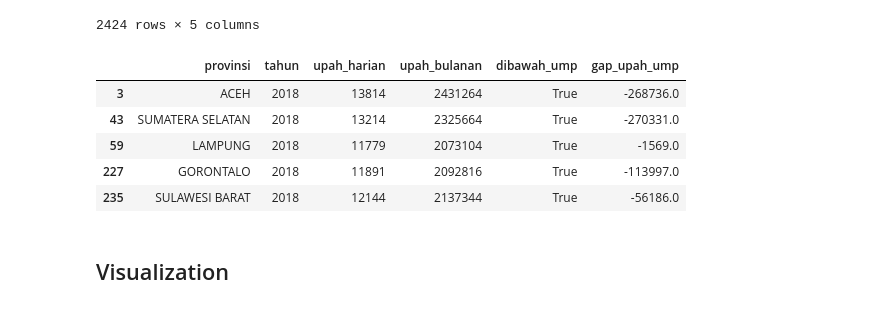
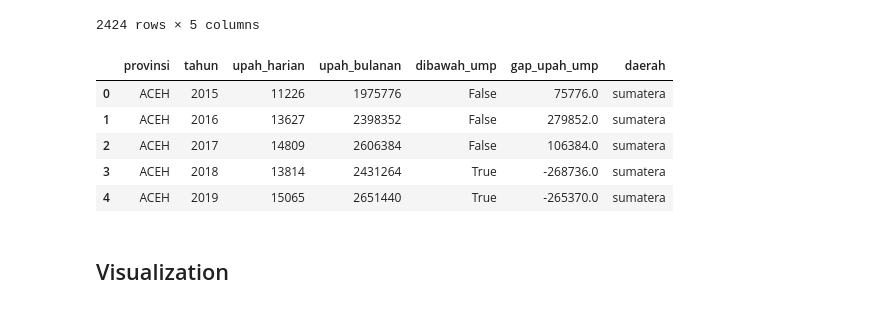
Before and after one commit to owencwijaya/tubes-01-visdat, a Jupyter notebook: dataset-kesejahteraan.ipynb, the cells around one changed output. Saved outputs shown, nothing was run; the diff lists cells and outputs as text; code cells hidden in the pictures.

```diff
--- a/dataset-kesejahteraan.ipynb
+++ b/dataset-kesejahteraan.ipynb
@@ -260,28 +269,63 @@ for i, row in peng_total.iterrows():
 # %%
 # create new column in upah_df to know monthly projection + whether higher / lower than its actual ump
 # projected workdays = 30 days in a month - 4 weekends * 2 days / weekend = 22 days
 # one workday = 8 hrs, multiplied by 22 = 176
 
 upah_df = upah_df.rename(columns = {'upah': 'upah_harian'})
 upah_df['upah_bulanan'] = upah_df['upah_harian'] * 176
 upah_df['dibawah_ump'] = None
 upah_df['gap_upah_ump'] = None
 
+PROVINSI_DICT = {
+  "sumatera": ['ACEH', 'SUMATERA UTARA', 'SUMATERA BARAT', 'RIAU', 'JAMBI',
+      'SUMATERA SELATAN', 'BENGKULU', 'LAMPUNG', 'KEP. BANGKA BELITUNG',
+      'KEP. RIAU'],
+  "jawa": ['DKI JAKARTA', 'JAWA BARAT', 'JAWA TENGAH',
+      'DI YOGYAKARTA', 'JAWA TIMUR', 'BANTEN'
+  ],
+  "jawa_pulau": [
+    'BALI','NUSA TENGGARA BARAT', 'NUSA TENGGARA TIMUR'
+  ],
+  "kalimantan": [
+      'KALIMANTAN BARAT',
+      'KALIMANTAN TENGAH', 'KALIMANTAN SELATAN', 'KALIMANTAN TIMUR',
+      'KALIMANTAN UTARA',
+  ],
+  "sulawesi":[
+      'SULAWESI UTARA', 'SULAWESI TENGAH',
+      'SULAWESI SELATAN', 'SULAWESI TENGGARA', 'GORONTALO',
+      'SULAWESI BARAT'
+  ],
+  "daerah_timur": [
+    'MALUKU', 'MALUKU UTARA', 'PAPUA BARAT', 'PAPUA'
+  ]
+}
 for i, row in upah_df.iterrows():
   ump_row = ump_df[
       (ump_df.provinsi == row.provinsi) &
       (ump_df.tahun == row.tahun)
   ]
 
   ump = ump_row.iloc[0].ump
   upah_df.at[i, 'dibawah_ump'] = row.upah_bulanan < ump
   upah_df.at[i, 'gap_upah_ump'] = row.upah_bulanan - ump
 
-upah_df[(upah_df.tahun == 2018) & (upah_df.dibawah_ump)]
+  provinsi = row['provinsi'].lower()
+  daerah = None
+
+  for key, value in PROVINSI_DICT.items():
+    if row['provinsi'] in value:
+      daerah = key
+      break
+
+  upah_df.at[i, 'daerah'] = daerah
+
+# upah_df[(upah_df.tahun == 2018) & (upah_df.dibawah_ump)]
+upah_df.head()
 # %% [output]
-|  | provinsi | tahun | upah_harian | upah_bulanan | dibawah_ump | gap_upah_ump |
-| 3 | ACEH | 2018 | 13814 | 2431264 | True | -268736.0 |
-| 43 | SUMATERA SELATAN | 2018 | 13214 | 2325664 | True | -270331.0 |
-| 59 | LAMPUNG | 2018 | 11779 | 2073104 | True | -1569.0 |
-| 227 | GORONTALO | 2018 | 11891 | 2092816 | True | -113997.0 |
-| 235 | SULAWESI BARAT | 2018 | 12144 | 2137344 | True | -56186.0 |
+|  | provinsi | tahun | upah_harian | upah_bulanan | dibawah_ump | gap_upah_ump | daerah |
+| 0 | ACEH | 2015 | 11226 | 1975776 | False | 75776.0 | sumatera |
+| 1 | ACEH | 2016 | 13627 | 2398352 | False | 279852.0 | sumatera |
+| 2 | ACEH | 2017 | 14809 | 2606384 | False | 106384.0 | sumatera |
+| 3 | ACEH | 2018 | 13814 | 2431264 | True | -268736.0 | sumatera |
+| 4 | ACEH | 2019 | 15065 | 2651440 | True | -265370.0 | sumatera |
```
Also changed, not shown: parts of 16 cells of this notebook, 18 other files.
